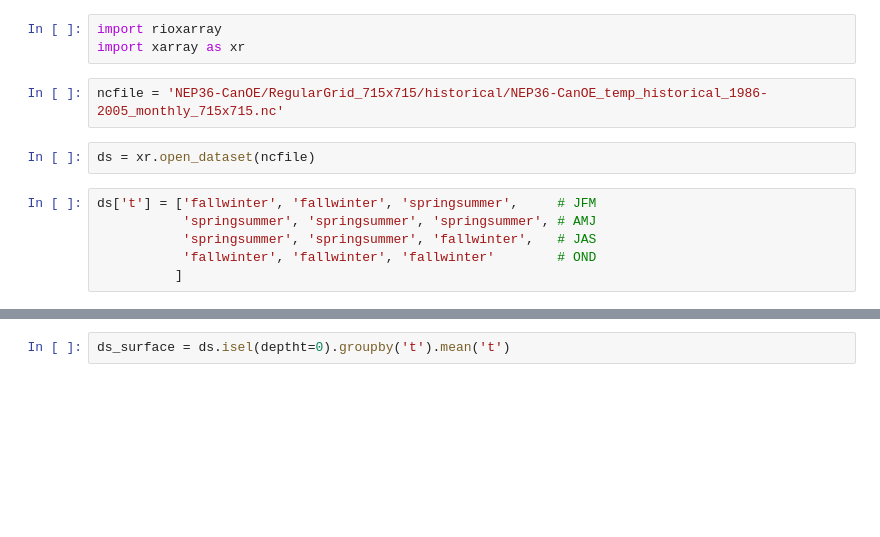
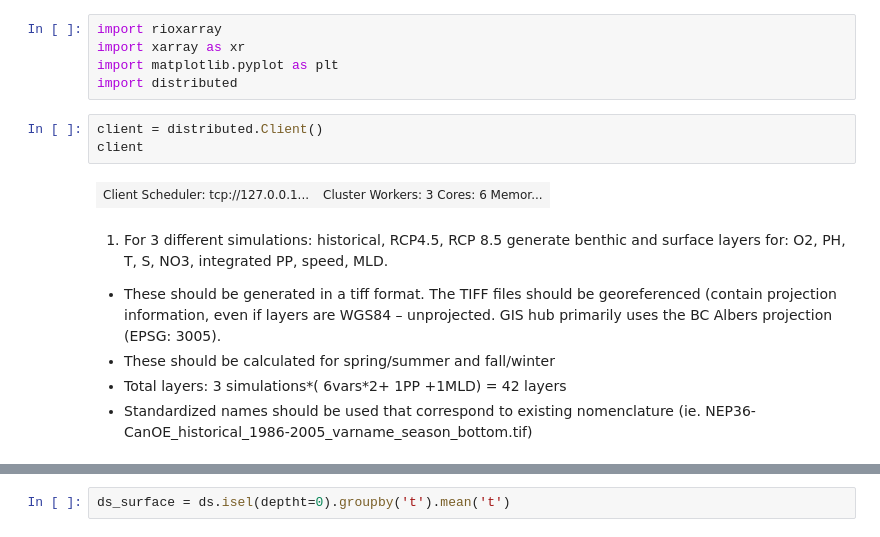
Before and after one commit to Elemental-Earth-Data/Spatial-data-from-NEP36-CanOE-Climate-outputs, a Jupyter notebook: temperature.ipynb, the cells around one changed output, grey strips where cells are left out. Drawn from its saved outputs; the diff is of its cells as text; blank space fills up the shorter version.

```diff
--- a/temperature.ipynb
+++ b/temperature.ipynb
@@ -1,13 +1,16 @@
 # %%
 import rioxarray
 import xarray as xr
+import matplotlib.pyplot as plt
+import distributed
-# %%
-ncfile = 'NEP36-CanOE/RegularGrid_715x715/historical/NEP36-CanOE_temp_historical_1986-2005_monthly_715x715.nc'
-# %%
-ds = xr.open_dataset(ncfile)
-# %%
-ds['t'] = ['fallwinter', 'fallwinter', 'springsummer',     # JFM
-           'springsummer', 'springsummer', 'springsummer', # AMJ
-           'springsummer', 'springsummer', 'fallwinter',   # JAS
-           'fallwinter', 'fallwinter', 'fallwinter'        # OND
-          ]
+# %%
+client = distributed.Client()
+client
+# %% [output]
+| Client Scheduler: tcp://127.0.0.1... | Cluster Workers: 3 Cores: 6 Memor... |
+# %% [markdown]
+1. For 3 different simulations: historical, RCP4.5, RCP 8.5 generate benthic and surface layers for: O2, PH, T, S, NO3, integrated PP, speed, MLD.
+- These should be generated in a tiff format. The TIFF files should be georeferenced (contain projection information, even if layers are WGS84 – unprojected. GIS hub primarily uses the BC Albers projection (EPSG: 3005).
+- These should be calculated for spring/summer and fall/winter
+- Total layers: 3 simulations*( 6vars*2+ 1PP +1MLD) = 42 layers
+- Standardized names should be used that correspond to existing nomenclature (ie. NEP36-CanOE_historical_1986-2005_varname_season_bottom.tif)
```
Also changed, not shown: parts of 16 cells of this notebook.
